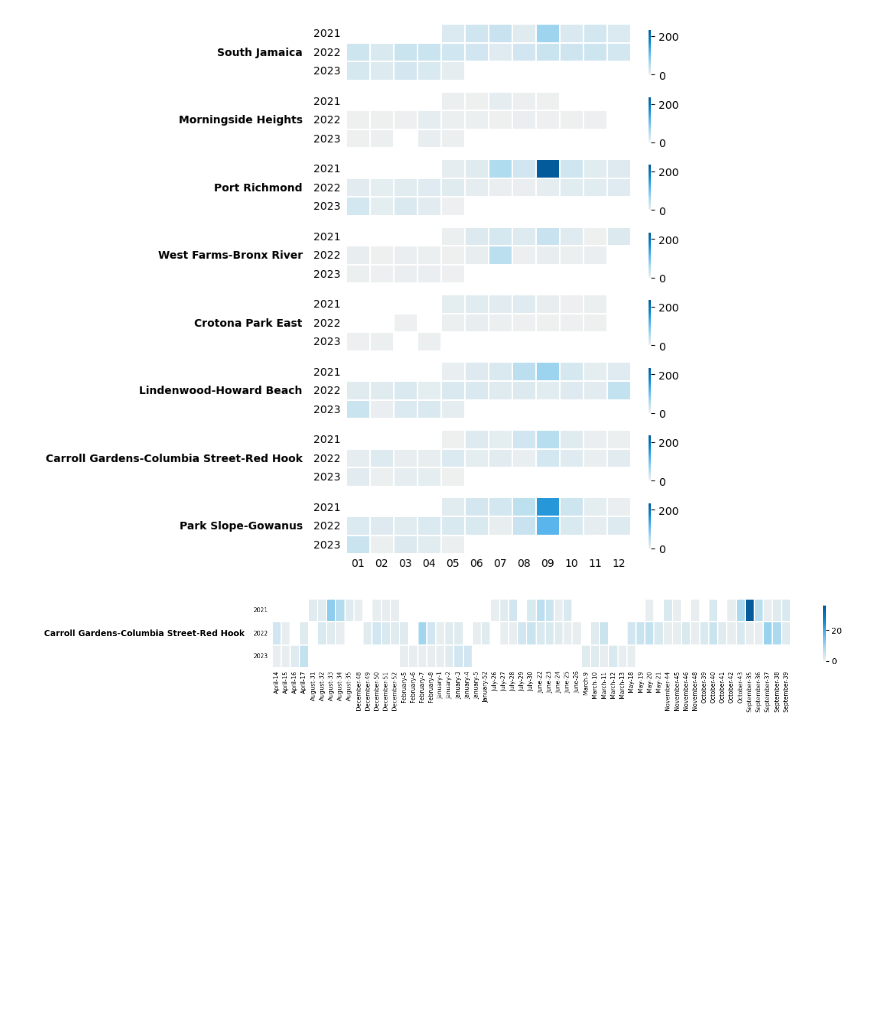
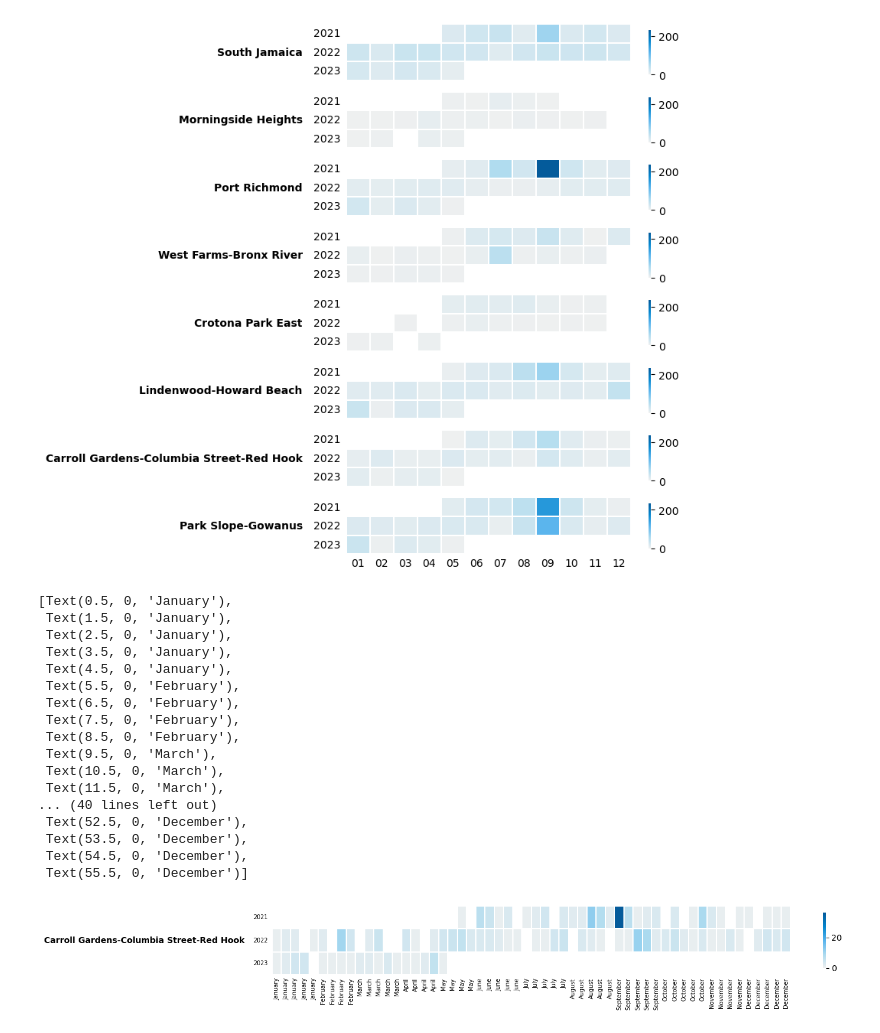
Before and after one commit to cankadir/FloodAnalysis, a Jupyter notebook: PY/311_NTA_Visualizations.ipynb, the cells around one changed output. Drawn from its saved outputs; the diff is of its cells as text; code cells hidden in the pictures; blank space fills up the shorter version.

Commit message:
Reorder months

```diff
--- a/PY/311_NTA_Visualizations.ipynb
+++ b/PY/311_NTA_Visualizations.ipynb
@@ -237,12 +237,16 @@ temp = all_311[ all_311['ntaname'].str.contains('Carroll Gardens') ].copy()
 temp['week'] = pd.to_datetime(temp['created_date']).dt.week
 # Name of the month the date falls in
 temp['month_name'] = pd.to_datetime(temp['created_date']).dt.month_name()
+temp['month'] = pd.to_datetime(temp['created_date']).dt.month
+
+temp.loc[ temp['week'] == 52 , 'month'] = 12
+temp.loc[ temp['week'] == 52 , 'month_name'] = 'December'
 
 #  Pivot -> over unique_key counts to simplify the data
 pt_weekcomp = pd.pivot_table(
     temp,
     index=['ntaname','year'],
-    columns=['month_name','week'],
+    columns=['month','month_name','week'],
     values='unique_key',
     aggfunc="nunique",
 )
@@ -252,31 +256,52 @@ fig,ax = plt.subplots(figsize=(14,1.5))
 sns.heatmap(
     pt_weekcomp,
     linewidths=0.1,
     linecolor='white',
     cbar_kws={'label': '', 'shrink':0.8 },
     cmap = custom_ramp,
     ax = ax,
     vmin = 0,
     # vmax = all_311.groupby(['ntacode','month','year']).size().max(),
     cbar = True
 )
 
 #  Styling
 ax.set_ylabel( temp['ntaname'].unique()[0] , rotation=0, ha='right', va='center', labelpad=10 , fontweight='bold' )
 ax.set_xlabel('')
 
 # replace y-ticks
 ax.set_yticks( np.arange(0.5, len(pt_yearcomp.index), 1) )
 ax.set_yticklabels( pt_yearcomp.index.get_level_values(1).unique() )
 
 # change x-tick fontsize
 for tick in ax.xaxis.get_major_ticks():
     tick.label.set_fontsize(7)
 
 for tick in ax.yaxis.get_major_ticks():
     tick.label.set_fontsize(7)
 
 ax.tick_params(axis='y', which='major', pad=2, left = False )
 ax.tick_params(axis='x', which='major', pad=0, bottom = False )
+
+#  get x-ticks labels, and replace
+xlabels = [ item.get_text() for item in ax.get_xticklabels() ]
+ax.set_xticklabels( [ x.split("-")[1] for x in xlabels ] )
 # %% [output]
+[Text(0.5, 0, 'January'),
+ Text(1.5, 0, 'January'),
+ Text(2.5, 0, 'January'),
+ Text(3.5, 0, 'January'),
+ Text(4.5, 0, 'January'),
+ Text(5.5, 0, 'February'),
+ Text(6.5, 0, 'February'),
+ Text(7.5, 0, 'February'),
+ Text(8.5, 0, 'February'),
+ Text(9.5, 0, 'March'),
+ Text(10.5, 0, 'March'),
+ Text(11.5, 0, 'March'),
+... (40 lines left out)
+ Text(52.5, 0, 'December'),
+ Text(53.5, 0, 'December'),
+ Text(54.5, 0, 'December'),
+ Text(55.5, 0, 'December')]
-[figure, old version]
+[figure, new version]
```
